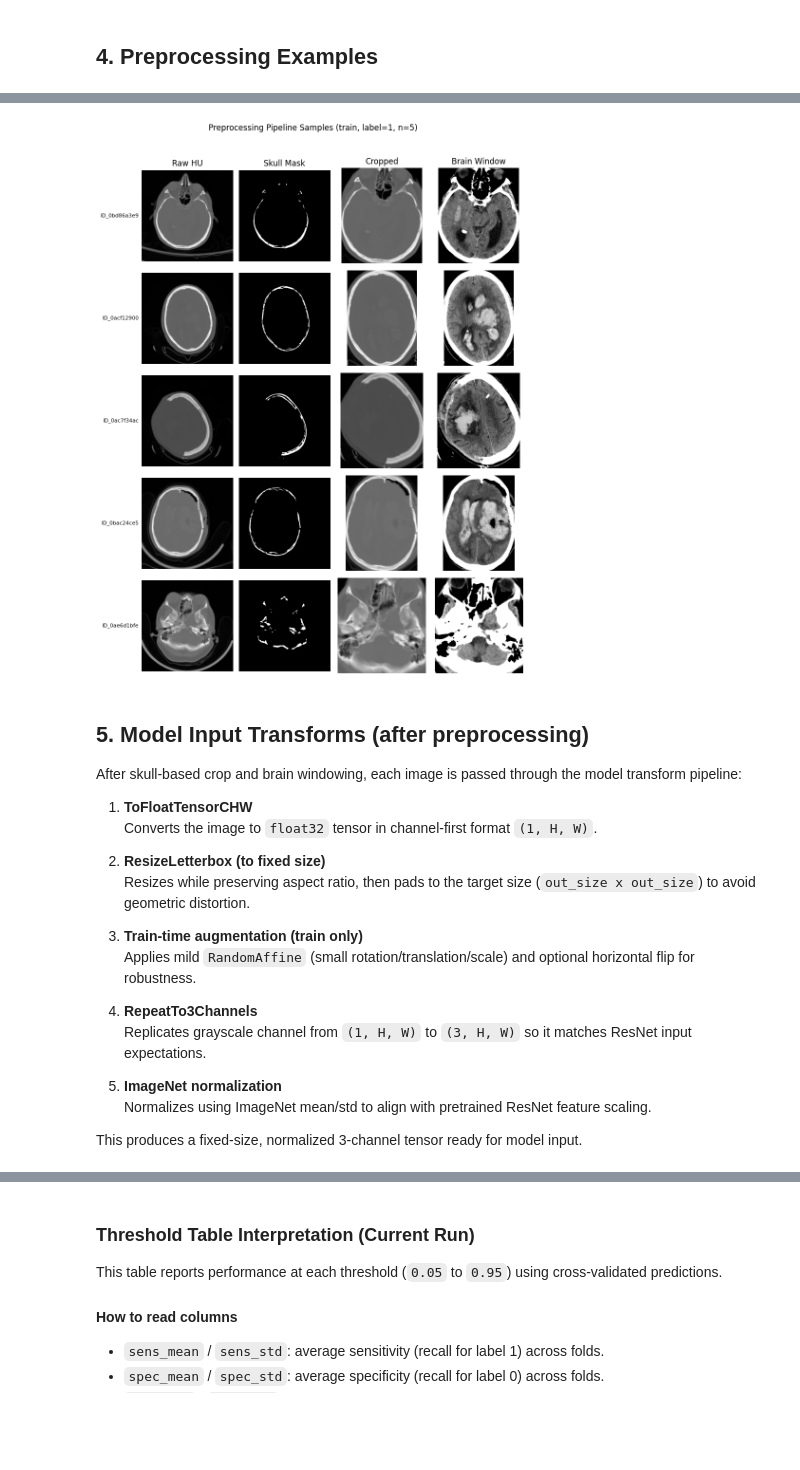
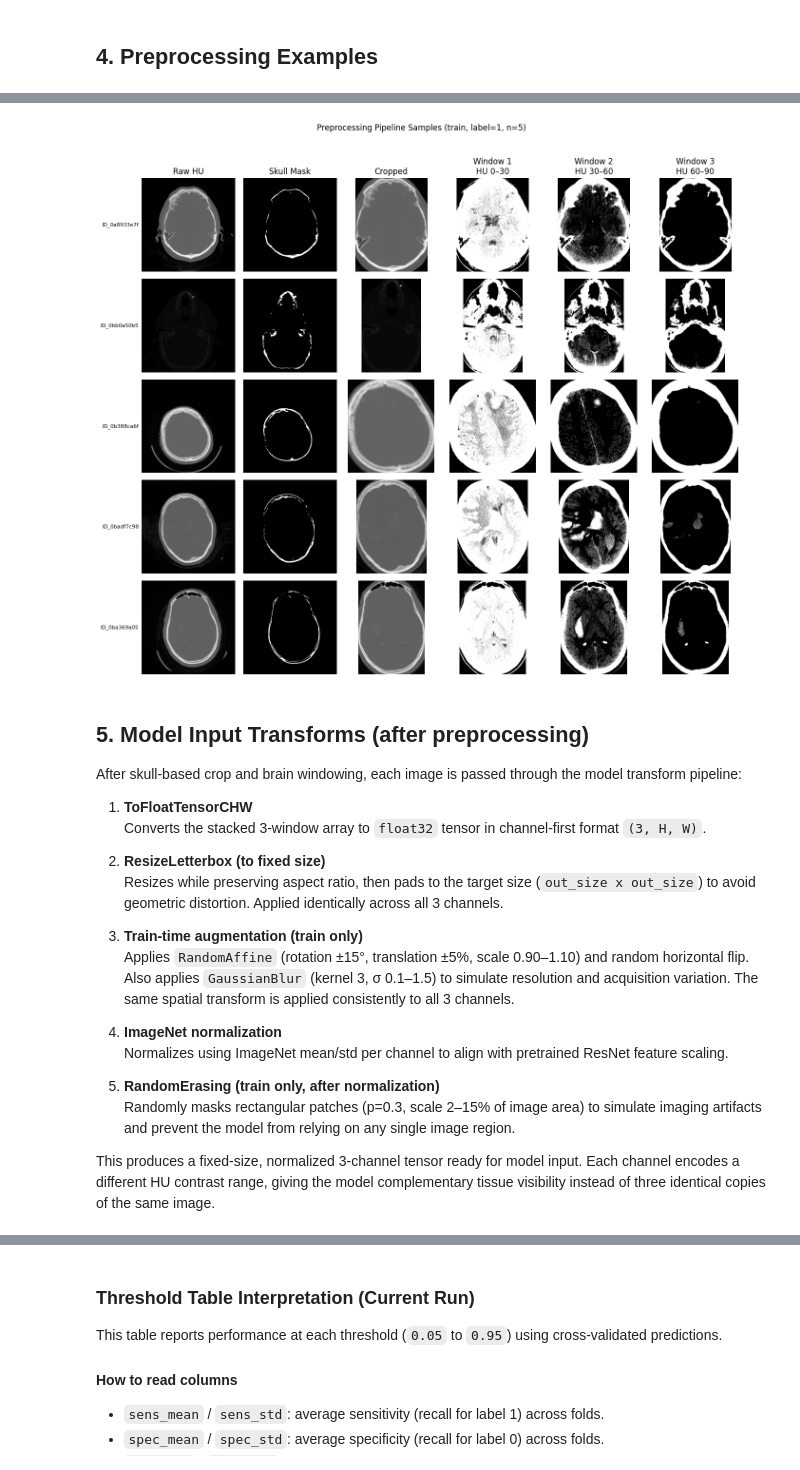
Before and after one commit to jenudi/brain-metastasis-ncct-detection, a Jupyter notebook: notebooks/eda.ipynb, the cells around one changed output, grey strips where cells are left out. Saved outputs shown, nothing was run; the diff lists cells and outputs as text; code cells hidden in the pictures; blank space fills up the shorter version.

```diff
--- a/notebooks/eda.ipynb
+++ b/notebooks/eda.ipynb
@@ -115,9 +118,8 @@ train_idx, test_idx = train_test_split(
     random_state=SEED
 )
 
-# Mark split membership in the dataframe for downstream CV/final training.
-features_df.loc[train_idx, 'test'] = False
-features_df.loc[test_idx, 'test'] = True
+# Mark split membership as proper bool column (same as main.py).
+features_df["test"] = features_df.index.isin(test_idx)
 
 # Quick sanity check: label distribution by split flag.
 print(features_df.groupby('test').agg('label').value_counts())
@@ -161,29 +165,31 @@ out_l0 = sample_and_plot_raw_mask_prep_grid(features_df, 5, random_state=33, lab
 # %%
 # Label 1 examples (positive class): visualize the same preprocessing pipeline for comparison against label 0.
-out_l1 = sample_and_plot_raw_mask_prep_grid(features_df, 5, random_state=33, label=1)
+out_l1 = sample_and_plot_raw_mask_prep_grid(features_df, 5, random_state=20, label=1,
+                                            window_center=45,window_width=90
+                                            )
 # %% [output]
-[figure, old version]
+[figure, new version]
 # %% [markdown]
 ## 5. Model Input Transforms (after preprocessing)
 
 After skull-based crop and brain windowing, each image is passed through the model transform pipeline:
 
 1. **ToFloatTensorCHW**
-   Converts the image to `float32` tensor in channel-first format `(1, H, W)`.
+   Converts the stacked 3-window array to `float32` tensor in channel-first format `(3, H, W)`.
 
 2. **ResizeLetterbox (to fixed size)**
-   Resizes while preserving aspect ratio, then pads to the target size (`out_size x out_size`) to avoid geometric distortion.
+   Resizes while preserving aspect ratio, then pads to the target size (`out_size x out_size`) to avoid geometric distortion. Applied identically across all 3 channels.
 
 3. **Train-time augmentation (train only)**
-   Applies mild `RandomAffine` (small rotation/translation/scale) and optional horizontal flip for robustness.
+   Applies `RandomAffine` (rotation ±15°, translation ±5%, scale 0.90–1.10) and random horizontal flip. Also applies `GaussianBlur` (kernel 3, σ 0.1–1.5) to simulate resolution and acquisition variation. The same spatial transform is applied consistently to all 3 channels.
 
-4. **RepeatTo3Channels**
-   Replicates grayscale channel from `(1, H, W)` to `(3, H, W)` so it matches ResNet input expectations.
+4. **ImageNet normalization**
+   Normalizes using ImageNet mean/std per channel to align with pretrained ResNet feature scaling.
 
-5. **ImageNet normalization**
-   Normalizes using ImageNet mean/std to align with pretrained ResNet feature scaling.
+5. **RandomErasing (train only, after normalization)**
+   Randomly masks rectangular patches (p=0.3, scale 2–15% of image area) to simulate imaging artifacts and prevent the model from relying on any single image region.
 
-This produces a fixed-size, normalized 3-channel tensor ready for model input.
+This produces a fixed-size, normalized 3-channel tensor ready for model input. Each channel encodes a different HU contrast range, giving the model complementary tissue visibility instead of three identical copies of the same image.
 # %% [markdown]
 ## 6. CV Training Function
 
```
Also changed, not shown: parts of 16 cells of this notebook, 19 other files.
